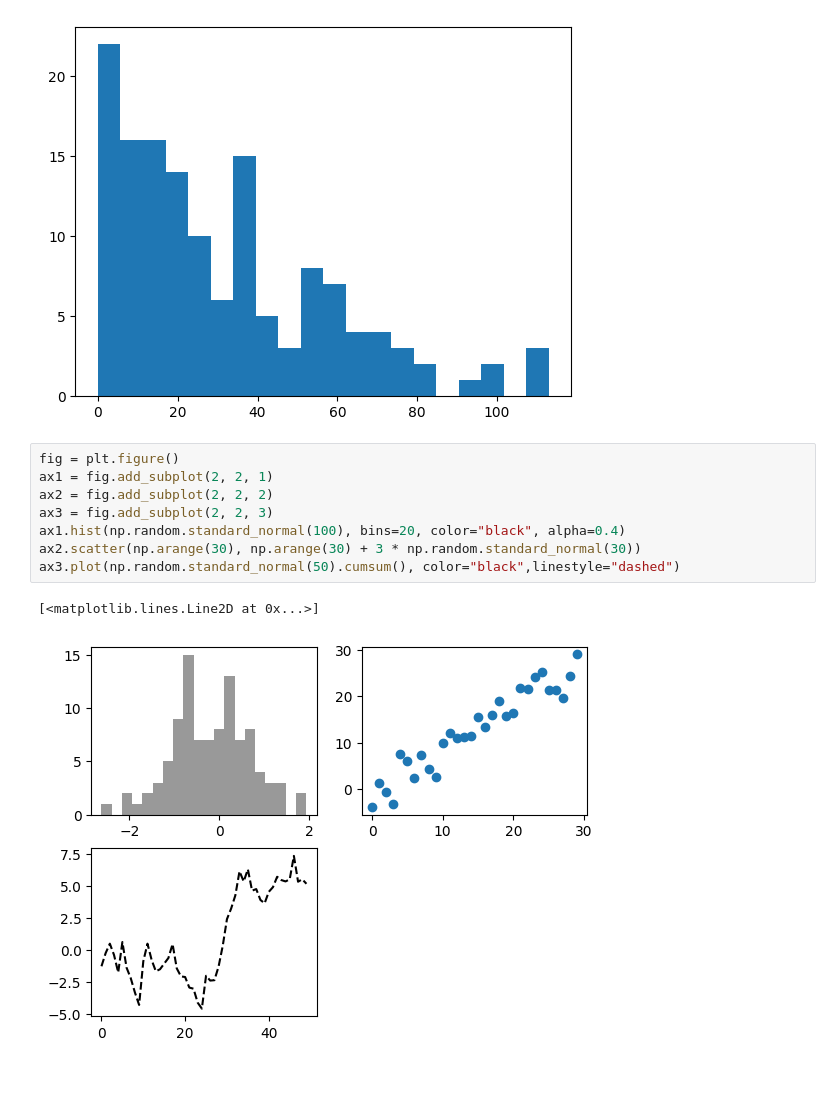
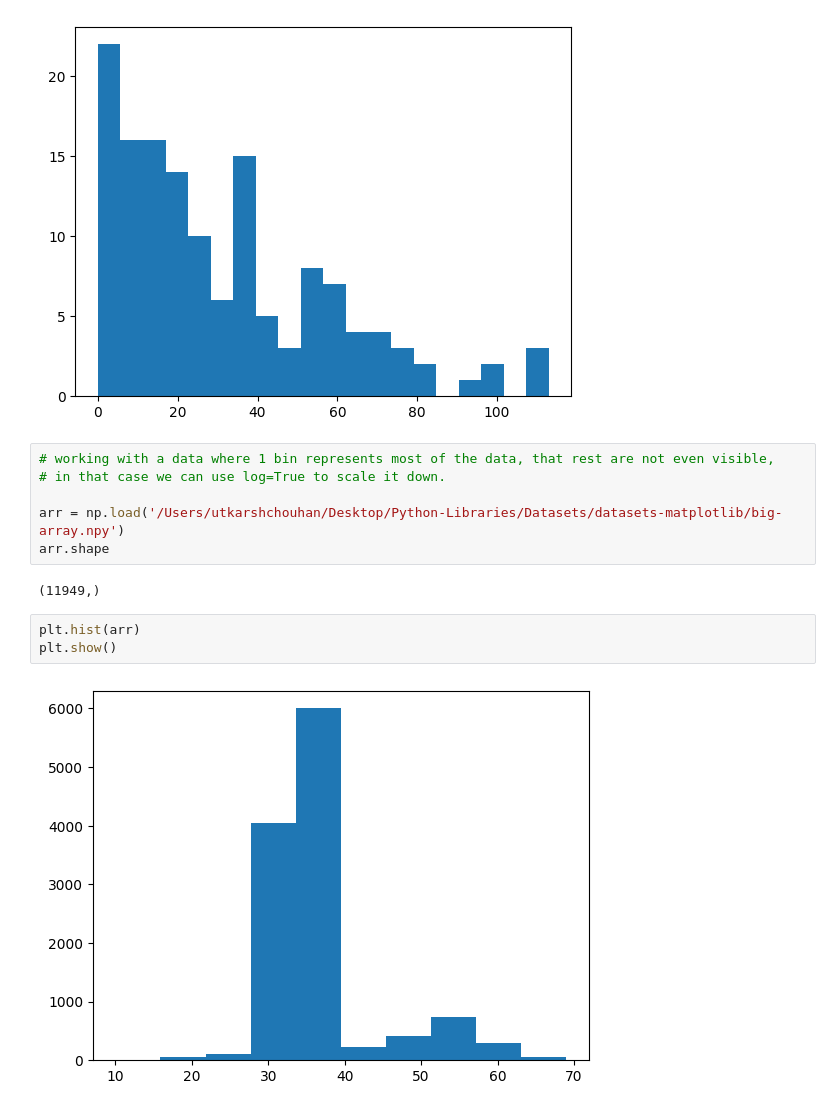
Before and after one commit to utkarshchouhan-dev/Python-Libraries, a Jupyter notebook: Matplotlib/matplotlib.ipynb, the cells around one changed output. Saved outputs shown, nothing was run; the diff lists cells and outputs as text; blank space fills up the shorter version.

```diff
--- a/Matplotlib/matplotlib.ipynb
+++ b/Matplotlib/matplotlib.ipynb
@@ -320,14 +320,16 @@ plt.hist(vk['batsman_runs'],bins=20)
 plt.show()
 # %% [output]
 [figure]
-# %%
-fig = plt.figure()
-ax1 = fig.add_subplot(2, 2, 1)
-ax2 = fig.add_subplot(2, 2, 2)
-ax3 = fig.add_subplot(2, 2, 3)
-ax1.hist(np.random.standard_normal(100), bins=20, color="black", alpha=0.4)
-ax2.scatter(np.arange(30), np.arange(30) + 3 * np.random.standard_normal(30))
-ax3.plot(np.random.standard_normal(50).cumsum(), color="black",linestyle="dashed")
-# %% [output]
-[<matplotlib.lines.Line2D at 0x...>]
-[figure, removed]
+# %%
+# working with a data where 1 bin represents most of the data, that rest are not even visible,
+# in that case we can use log=True to scale it down.
+
+arr = np.load('/Users/utkarshchouhan/Desktop/Python-Libraries/Datasets/datasets-matplotlib/big-array.npy')
+arr.shape
+# %% [output]
+(11949,)
+# %%
+plt.hist(arr)
+plt.show()
+# %% [output]
+[figure, added]
```
Also changed, not shown: parts of 12 cells of this notebook, 1 other file.
